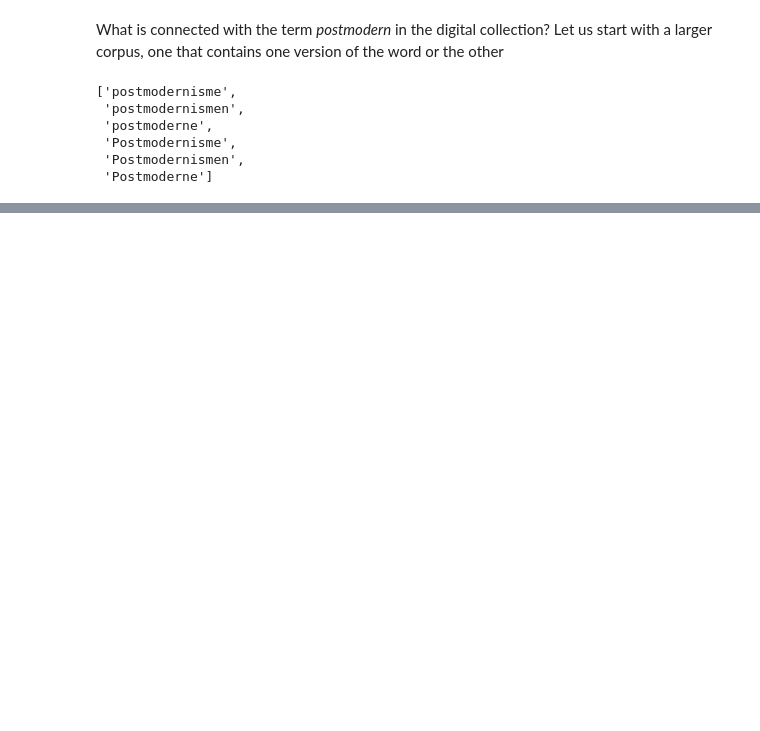
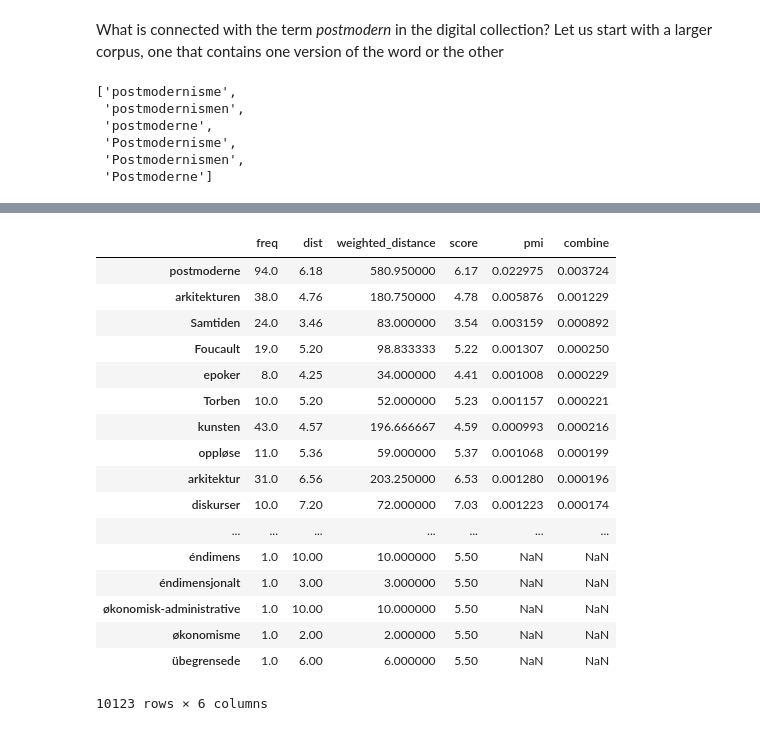
Before and after one commit to Yoonsen/Miscellaneous-Notebooks, a Jupyter notebook: Lecture ATTR.ipynb, the cells around one changed output, grey strips where cells are left out. Drawn from its saved outputs; the diff is of its cells as text; code cells hidden in the pictures; blank space fills up the shorter version.

```diff
--- a/Lecture ATTR.ipynb
+++ b/Lecture ATTR.ipynb
@@ -129,0 +210,4 @@ pm_tot.loc['han']
+# %%
+tot = nb.frame(nb.totals(50000), 'tot')
+# %%
+pm_total['pmi'] = (pm_total['freq']**1.5/tot['tot'])
@@ -129,0 +234,23 @@ pm_tot.loc['han']
+# %%
+pm_total['combine'] = (pm_total.pmi/pm_total.score)
+# %%
+pm_total.sort_values(by='combine', ascending=False)
+# %% [output]
+|  | freq | dist | weighted_distance | score | pmi | combine |
+| postmoderne | 94.0 | 6.18 | 580.950000 | 6.17 | 0.022975 | 0.003724 |
+| arkitekturen | 38.0 | 4.76 | 180.750000 | 4.78 | 0.005876 | 0.001229 |
+| Samtiden | 24.0 | 3.46 | 83.000000 | 3.54 | 0.003159 | 0.000892 |
+| Foucault | 19.0 | 5.20 | 98.833333 | 5.22 | 0.001307 | 0.000250 |
+| epoker | 8.0 | 4.25 | 34.000000 | 4.41 | 0.001008 | 0.000229 |
+| Torben | 10.0 | 5.20 | 52.000000 | 5.23 | 0.001157 | 0.000221 |
+| kunsten | 43.0 | 4.57 | 196.666667 | 4.59 | 0.000993 | 0.000216 |
+| oppløse | 11.0 | 5.36 | 59.000000 | 5.37 | 0.001068 | 0.000199 |
+| arkitektur | 31.0 | 6.56 | 203.250000 | 6.53 | 0.001280 | 0.000196 |
+| diskurser | 10.0 | 7.20 | 72.000000 | 7.03 | 0.001223 | 0.000174 |
+| ... | ... | ... | ... | ... | ... | ... |
+| éndimens | 1.0 | 10.00 | 10.000000 | 5.50 | NaN | NaN |
+| éndimensjonalt | 1.0 | 3.00 | 3.000000 | 5.50 | NaN | NaN |
+| økonomisk-administrative | 1.0 | 10.00 | 10.000000 | 5.50 | NaN | NaN |
+| økonomisme | 1.0 | 2.00 | 2.000000 | 5.50 | NaN | NaN |
+| übegrensede | 1.0 | 6.00 | 6.000000 | 5.50 | NaN | NaN |
+10123 rows × 6 columns
```
Also changed, not shown: parts of 18 cells of this notebook.
